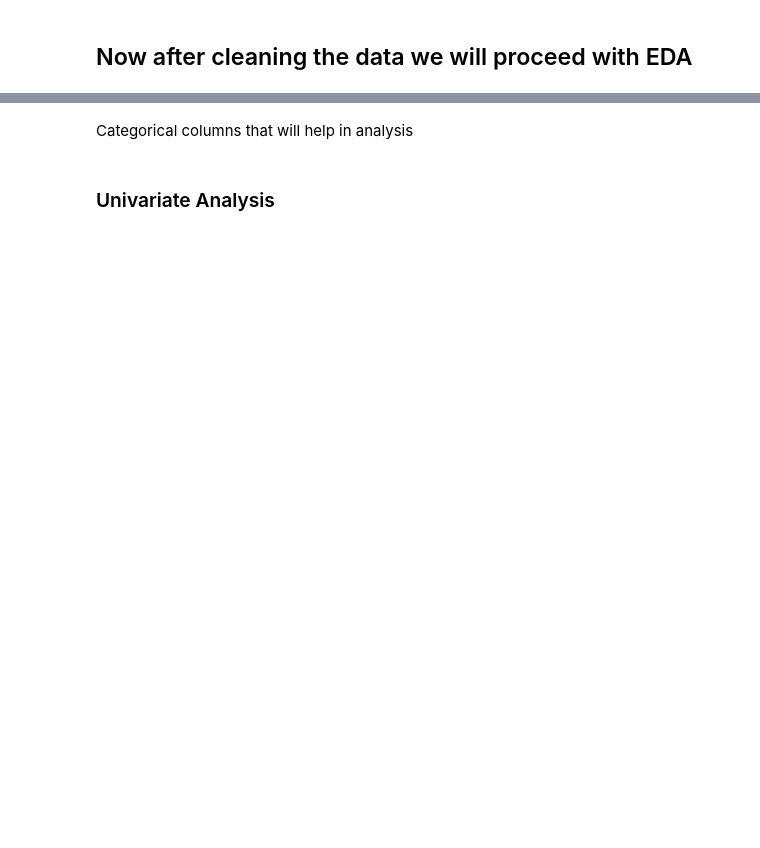
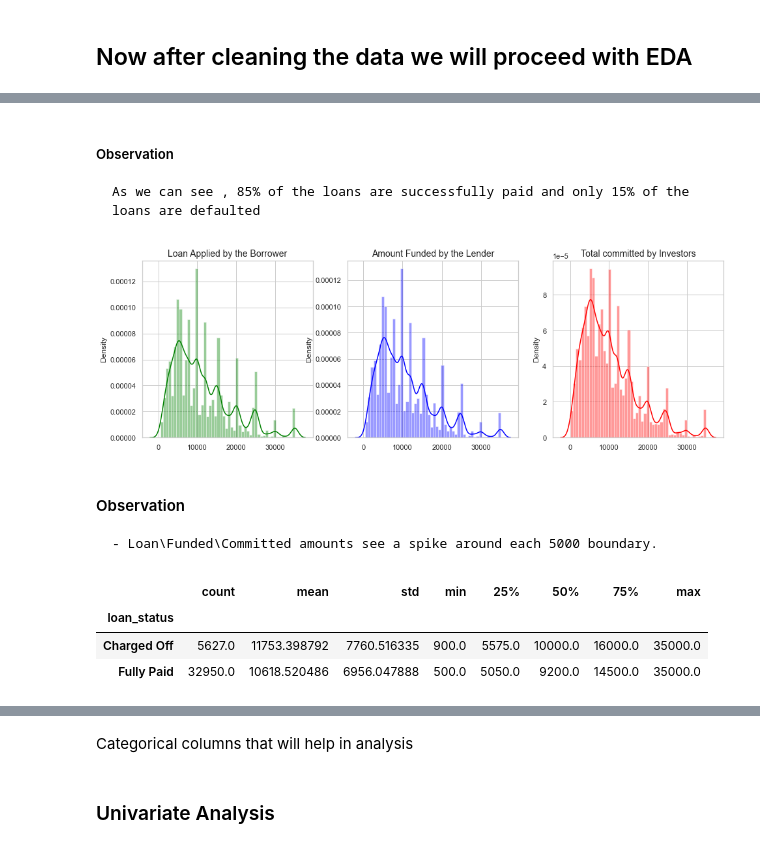
Before and after one commit to rainasharma/Lending-Club-Case-Study, a Jupyter notebook: Group_Raina_Sharma.ipynb, the cells around one changed output, grey strips where cells are left out. Cells and saved outputs as stored; diff of their text form; code cells hidden in the pictures; blank space fills up the shorter version.

```diff
--- a/Group_Raina_Sharma.ipynb
+++ b/Group_Raina_Sharma.ipynb
@@ -468,0 +599,30 @@ order = ['Fully Paid','Charged Off']
+# %% [markdown]
+##### Observation
+    As we can see , 85% of the loans are successfully paid and only 15% of the loans are defaulted
+# %%
+
+figure, axis = plt.subplots(1, 3, figsize=(16,5))
+
+sns.distplot(loan_df["loan_amnt"].values, ax=axis[0], color="green")
+axis[0].set_title("Loan Applied by the Borrower", fontsize=14)
+
+sns.distplot(loan_df["funded_amnt"].values, ax=axis[1], color="blue")
+axis[1].set_title("Amount Funded by the Lender", fontsize=14)
+
+sns.distplot(loan_df["funded_amnt_inv"].values, ax=axis[2], color="red")
+axis[2].set_title("Total committed by Investors", fontsize=14)
+
+
+plt.show()
+# %% [output]
+[figure, added]
+# %% [markdown]
+#### Observation
+    - Loan\Funded\Committed amounts see a spike around each 5000 boundary.
+# %%
+loan_df.groupby('loan_status')['funded_amnt'].describe()
+# %% [output]
+|  | count | mean | std | min | 25% | 50% | 75% | max |
+| loan_status |  |  |  |  |  |  |  |  |
+| Charged Off | 5627.0 | 11753.398792 | 7760.516335 | 900.0 | 5575.0 | 10000.0 | 16000.0 | 35000.0 |
+| Fully Paid | 32950.0 | 10618.520486 | 6956.047888 | 500.0 | 5050.0 | 9200.0 | 14500.0 | 35000.0 |
```
Also changed, not shown: parts of 69 cells of this notebook.
